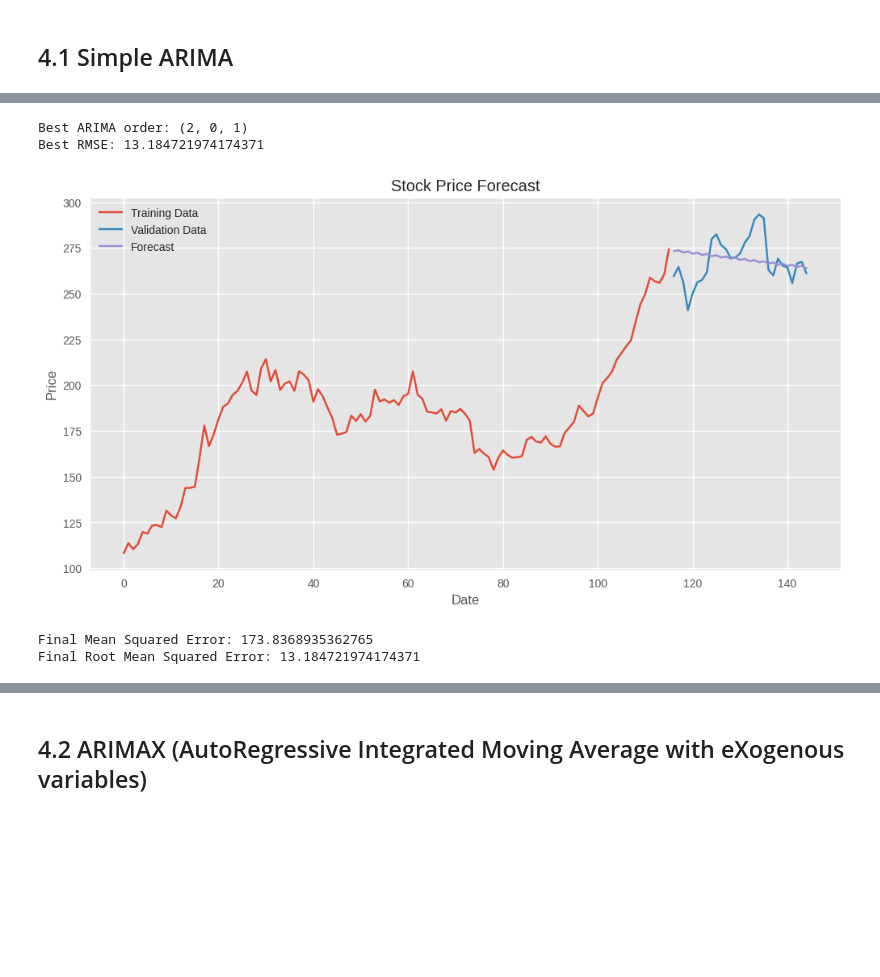
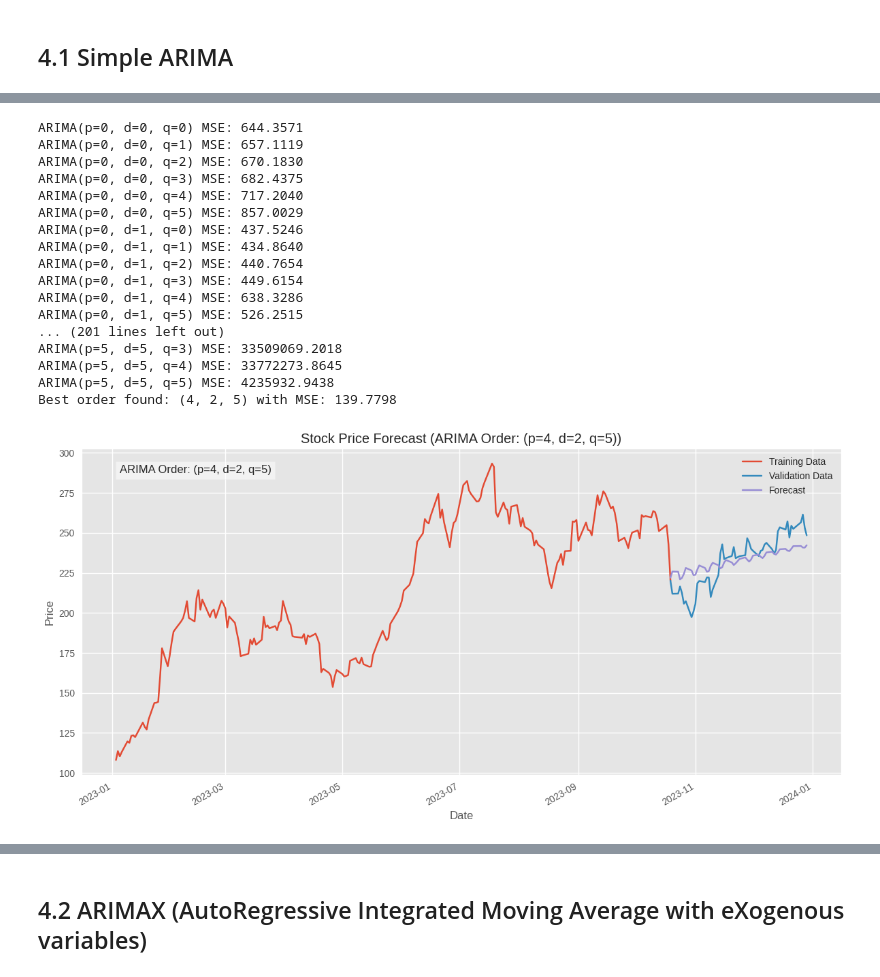
Before and after one commit to Foluwa/mscthesis, a Jupyter notebook: MSCTHESIS.ipynb, the cells around one changed output, grey strips where cells are left out. Saved outputs shown, nothing was run; the diff lists cells and outputs as text; code cells hidden in the pictures; blank space fills up the shorter version.

```diff
--- a/MSCTHESIS.ipynb
+++ b/MSCTHESIS.ipynb
@@ -828,11 +559,0 @@ valid_set = model.valid
-# %%
-best_order = model.best_order
-best_rmse = model.best_rmse
-forecast = model.forecast
-# %%
-model.prepare_data()
-model.grid_search()
-model.fit_best_model()
-model.make_forecast()
-model.plot_results()
-model.print_evaluation_metrics()
@@ -912,0 +836,26 @@ arima_model = ArimaModel(df)
+# %%
+arima_model = ArimaModel(train, test, target_column='Close')
+# %%
+# Perform grid search
+arima_model.grid_search()
+# %% [output]
+ARIMA(p=0, d=0, q=0) MSE: 644.3571
+ARIMA(p=0, d=0, q=1) MSE: 657.1119
+ARIMA(p=0, d=0, q=2) MSE: 670.1830
+ARIMA(p=0, d=0, q=3) MSE: 682.4375
+ARIMA(p=0, d=0, q=4) MSE: 717.2040
+ARIMA(p=0, d=0, q=5) MSE: 857.0029
+ARIMA(p=0, d=1, q=0) MSE: 437.5246
+ARIMA(p=0, d=1, q=1) MSE: 434.8640
+ARIMA(p=0, d=1, q=2) MSE: 440.7654
+ARIMA(p=0, d=1, q=3) MSE: 449.6154
+ARIMA(p=0, d=1, q=4) MSE: 638.3286
+ARIMA(p=0, d=1, q=5) MSE: 526.2515
+... (201 lines left out)
+ARIMA(p=5, d=5, q=3) MSE: 33509069.2018
+ARIMA(p=5, d=5, q=4) MSE: 33772273.8645
+ARIMA(p=5, d=5, q=5) MSE: 4235932.9438
+Best order found: (4, 2, 5) with MSE: 139.7798
+# %%
+# Fit the best model (0,1,1) - corresponds to simple exponential smoothing
+arima_model.fit_best_model()
@@ -913,8 +865,4 @@ arima_model = ArimaModel(df)
 # %%
-arima_model.run_forecast()
+arima_model.plot_results()
 # %% [output]
-Best ARIMA order: (2, 0, 1)
-Best RMSE: 13.184721974174371
-[figure, old version]
+[figure, new version]
-Final Mean Squared Error: 173.8368935362765
-Final Root Mean Squared Error: 13.184721974174371
```
Also changed, not shown: parts of 131 cells of this notebook.
